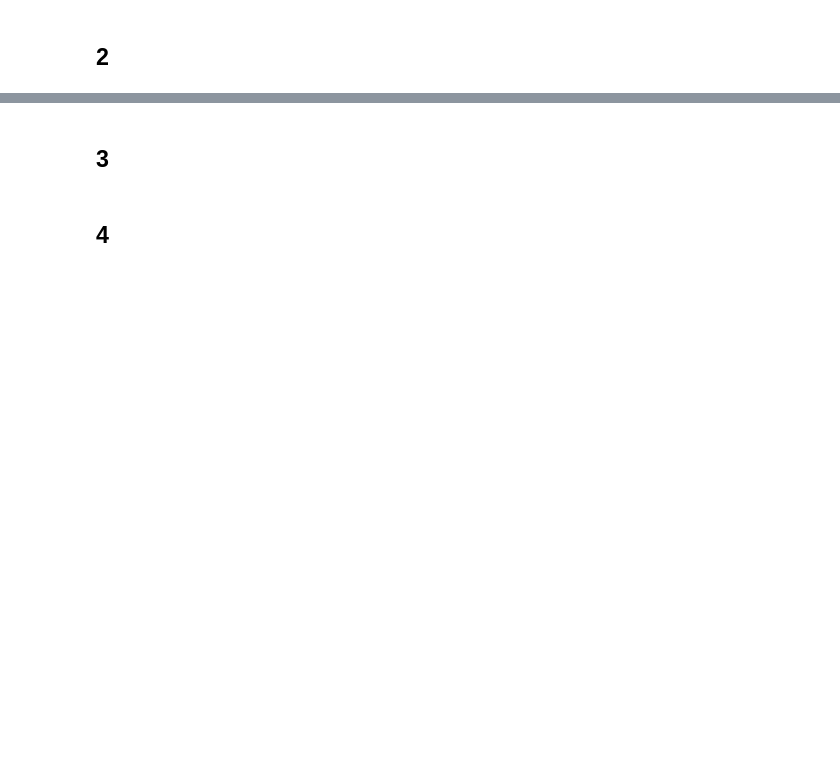
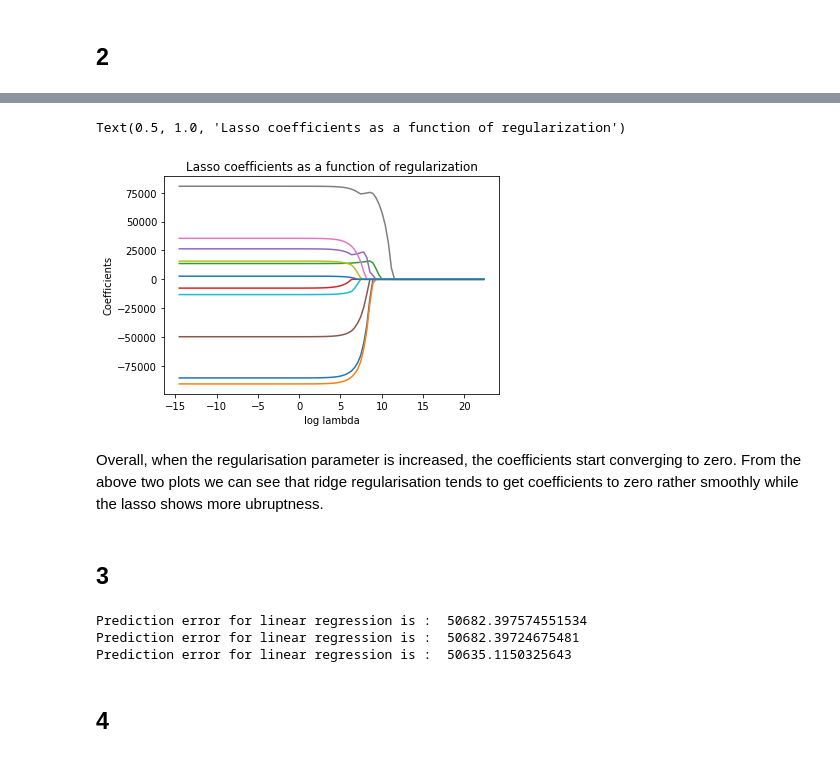
Before and after one commit to shivanksood/apm-coursework, a Jupyter notebook: HW1/HW1-F19-MIS382N.ipynb, the cells around one changed output, grey strips where cells are left out. Cells and saved outputs as stored; diff of their text form; code cells hidden in the pictures; blank space fills up the shorter version.

```diff
--- a/HW1/HW1-F19-MIS382N.ipynb
+++ b/HW1/HW1-F19-MIS382N.ipynb
@@ -91,2 +167,9 @@ Observation:
 # %% [markdown]
 ## (f)
+# %%
+reg2 = linear_model.LinearRegression()
+reg2.fit(X_train,y_train)
+y_pred_train = reg2.predict(X_train)
+y_pred_test = reg2.predict(X_test)
+print('Mean Absolute Error Train ', mean_absolute_error(y_train,y_pred_train))
+print('Mean Absolute Error Test ', mean_absolute_error(y_test,y_pred_test))
@@ -130,4 +287,48 @@ Report the best $\lambda$ based on cross validation. Run lasso on the training d
+# %%
+#Plotting lasso coefficents as a function of the regularization
+import matplotlib.pyplot as plt
+alphas =  10**np.linspace(10,-6,100)*0.5
+coefs = []
+for i in range(len(alphas)):
+        reg = linear_model.Lasso(alpha = alphas[i])
+        reg.fit(X_train_scaled,y_train)
+        coefs.append(reg.coef_)
+
+# Plot ridge coefficients asa function of lambda
+fig, ax = plt.subplots(1, 1)
+ax.plot(np.log(alphas), coefs)
+#ax.set_xscale('log')
+plt.xlabel('log lambda')
+plt.ylabel('Coefficients')
+plt.title('Lasso coefficients as a function of regularization')
+# %% [output]
+Text(0.5, 1.0, 'Lasso coefficients as a function of regularization')
+[figure, added]
+# %% [markdown]
+Overall, when the regularisation parameter is increased, the coefficients start converging to zero. From the above two plots we can see that ridge regularisation tends to get coefficients to zero rather smoothly while the lasso shows more ubruptness.
 # %% [markdown]
 ## 3
+# %%
+lin_reg = linear_model.LinearRegression()
+lin_reg.fit(X_train_scaled, y_train)
+prediction_lin_reg = lin_reg.predict(X_test_scaled)
+Error_lin_reg = mean_absolute_error(y_test,prediction_lin_reg)
+print("Prediction error for linear regression is : ",Error_lin_reg)
+
+lasso = linear_model.Lasso(alpha = min_lambda_lasso)
+lasso.fit(X_train_scaled, y_train)
+prediction_lasso = lasso.predict(X_test_scaled)
+Error_lasso = mean_absolute_error(y_test,prediction_lasso)
+print("Prediction error for linear regression is : ",Error_lasso)
+
+ridge = linear_model.Ridge(alpha = min_lambda_ridge)
+ridge.fit(X_train_scaled, y_train)
+prediction_ridge = ridge.predict(X_test_scaled)
+Error_ridge = mean_absolute_error(y_test,prediction_ridge)
+print("Prediction error for linear regression is : ",Error_ridge)
+# %% [output]
+Prediction error for linear regression is :  50682.397574551534
+Prediction error for linear regression is :  50682.39724675481
+Prediction error for linear regression is :  50635.1150325643
 # %% [markdown]
 ## 4
```
Also changed, not shown: parts of 24 cells of this notebook.
